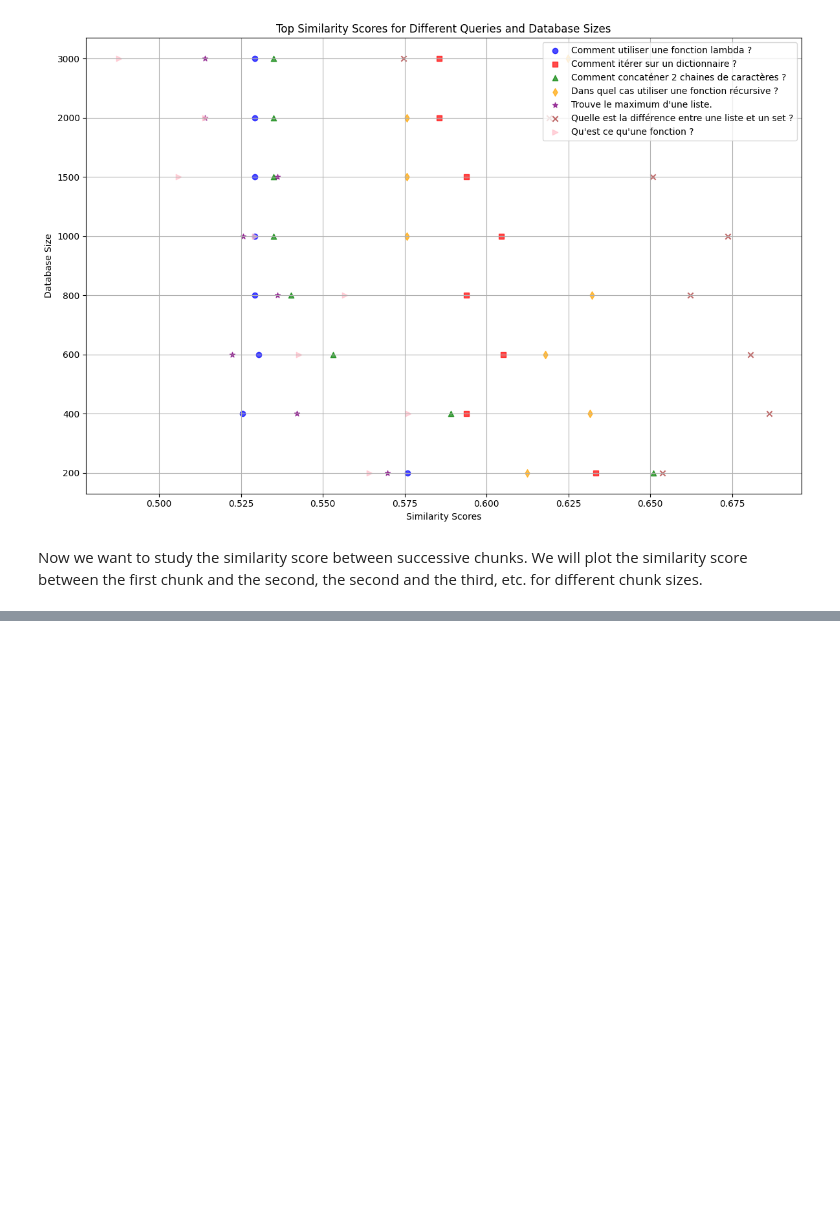
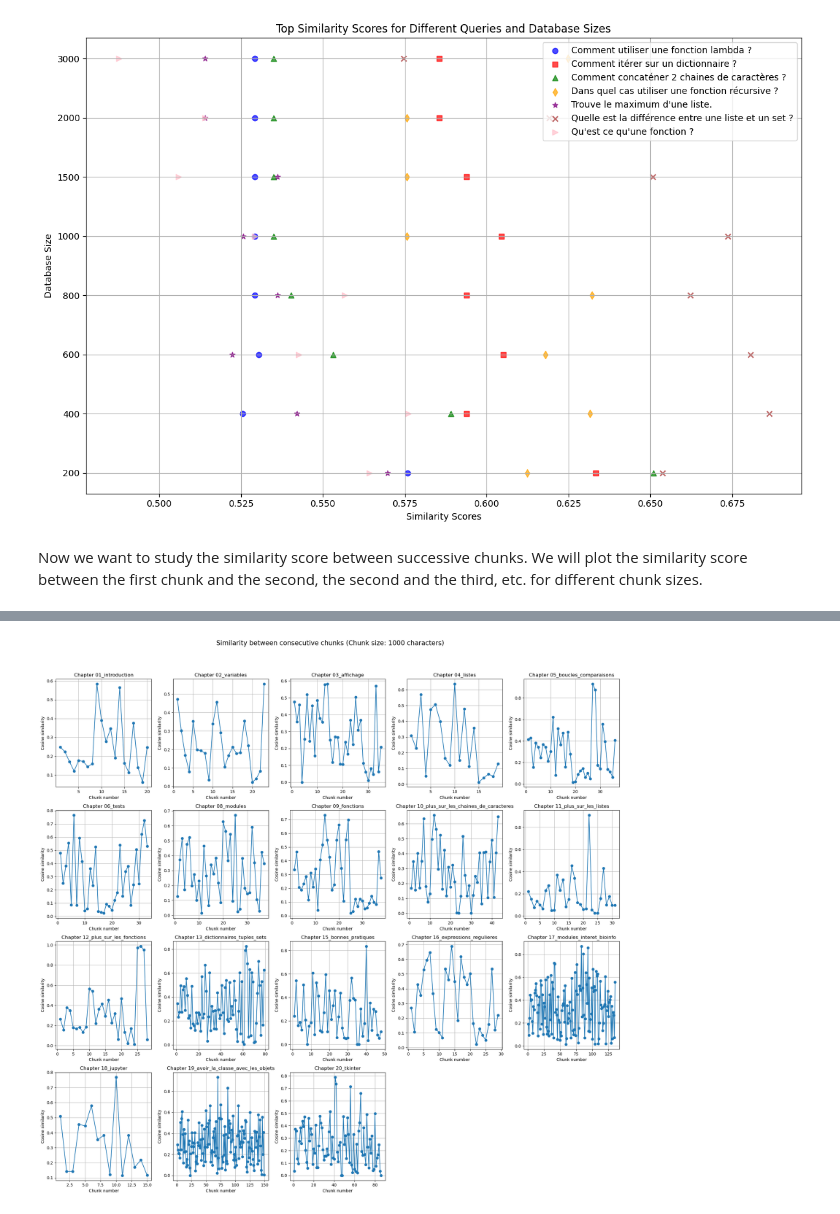
Before and after one commit to pierrepo/-biopyassistant-sandbox, a Jupyter notebook: src/analysis_chunk_size.ipynb, the cells around one changed output, grey strips where cells are left out. Saved outputs shown, nothing was run; the diff lists cells and outputs as text; code cells hidden in the pictures; blank space fills up the shorter version.

```diff
--- a/src/analysis_chunk_size.ipynb
+++ b/src/analysis_chunk_size.ipynb
@@ -529,7 +527,6 @@ for chapter, content in chapters.items():
 def get_chunks_from_chapter(chapter_path: str, chunk_size: int = 1000, overlap: int = 200) -> List[str]:
     # load documents from the specified directory
     documents = load_documents(chapter_path)
-
     chapters_details = {}
     for chapter in documents:
         chapters_details[chapter.metadata["source"].split("/")[-1].split(".")[0]] = chapter.page_content
@@ -593,14 +590,40 @@ def plot_similarity(chapter_name: str, similarities: List[float]):
     plt.show()
 
 
-def analyze_chapters(chapters: Dict[str, List[Dict[str, str]]]):
-    """Analyze the similarity between consecutive chunks for each chapter.
+def analyze_chapters(chapters: Dict[str, List[Dict[str, str]]], chunk_size: int):
+    """Analyze the similarity between consecutive chunks for each chapter and plot the results.
 
     Parameters
     ----------
     chapters : dict
         Dictionary where keys are chapter names and values are lists of chunks.
+    chunk_size : int
+        Size of each chunk in characters.
     """
-    for chapter_name, chunks in chapters.items():
+    num_chapters = len(chapters)
+    cols = 4
+    rows = (num_chapters + cols - 1) // cols  # Calculate number of rows needed
+
+    fig, axs = plt.subplots(rows, cols, figsize=(20, 5 * rows))
+
+    if num_chapters == 1:
+        axs = [axs]
+    else:
+        axs = axs.flatten()
+
+    fig.suptitle(f'Similarity between consecutive chunks (Chunk size: {chunk_size} characters)', fontsize=16)
+
+    for i, (chapter_name, chunks) in enumerate(chapters.items()):
         similarities = calculate_similarity(chunks)
-        plot_similarity(chapter_name, similarities)
+        axs[i].plot(range(1, len(similarities) + 1), similarities, marker='o')
+        axs[i].set_title(f'Chapter {chapter_name}')
+        axs[i].set_xlabel('Chunk number')
+        axs[i].set_ylabel('Cosine similarity')
+        axs[i].grid(True)
+
+    # Remove any unused subplots
+    for j in range(i + 1, len(axs)):
+        fig.delaxes(axs[j])
+
+    plt.tight_layout(rect=[0, 0.03, 1, 0.95])
+    plt.show()
@@ -621,3 +630,4 @@ def analyze_chapters(chapters: Dict[str, List[Dict[str, str]]]):
 # %%
-chunks_1000 = get_chunks_from_chapters("../data/markdown_raw", chunk_size=1000)
-analyze_chapters(chunks_1000)
+chunks_1000 = get_chunks_from_chapter("../data/markdown_raw", chunk_size=1000)
+analyze_chapters(chunks_1000, chunk_size=1000)
+# %% [output]
@@ -624 +651,2 @@ analyze_chapters(chunks_1000)
+[figure, added]
 # %%
```
Also changed, not shown: parts of 10 cells of this notebook.
